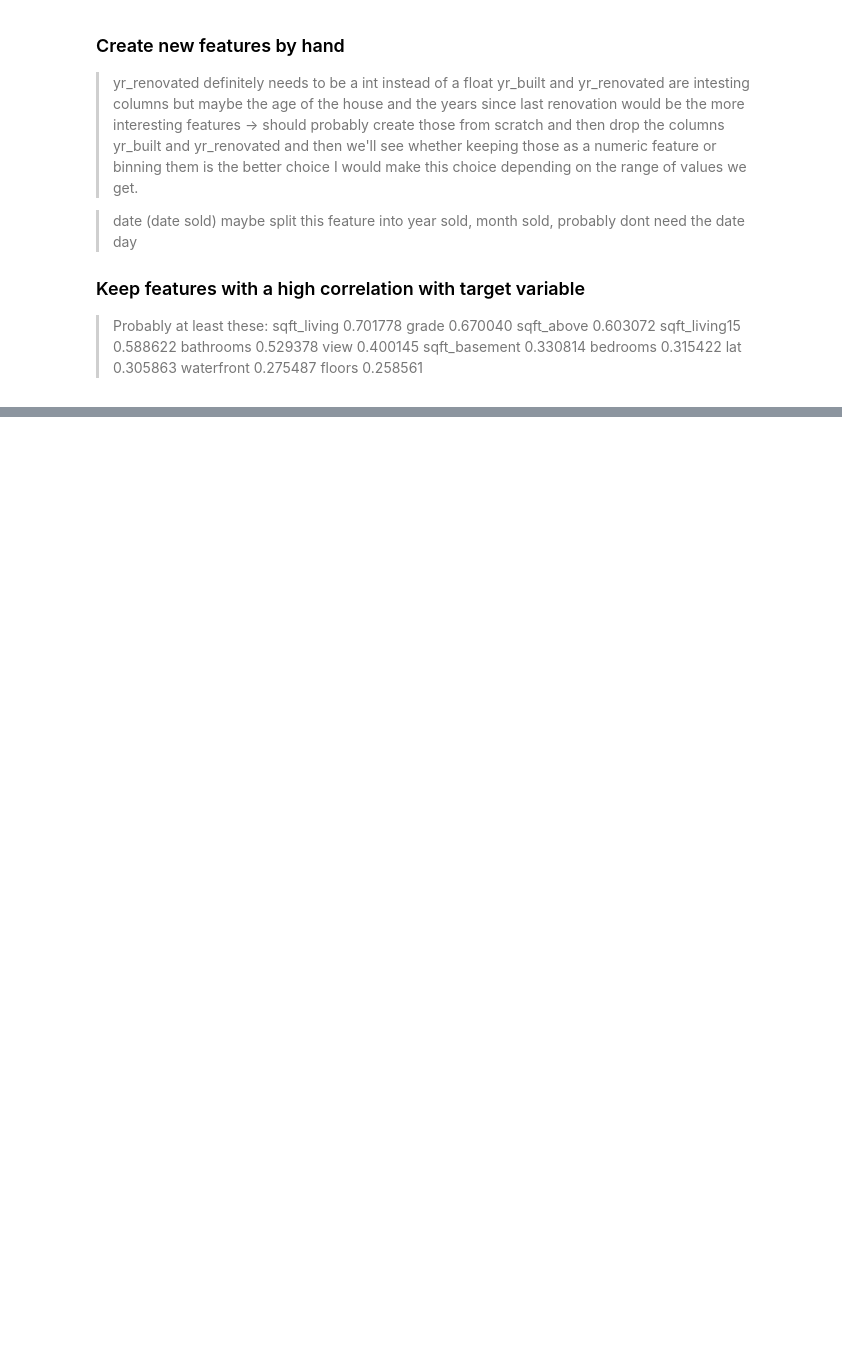
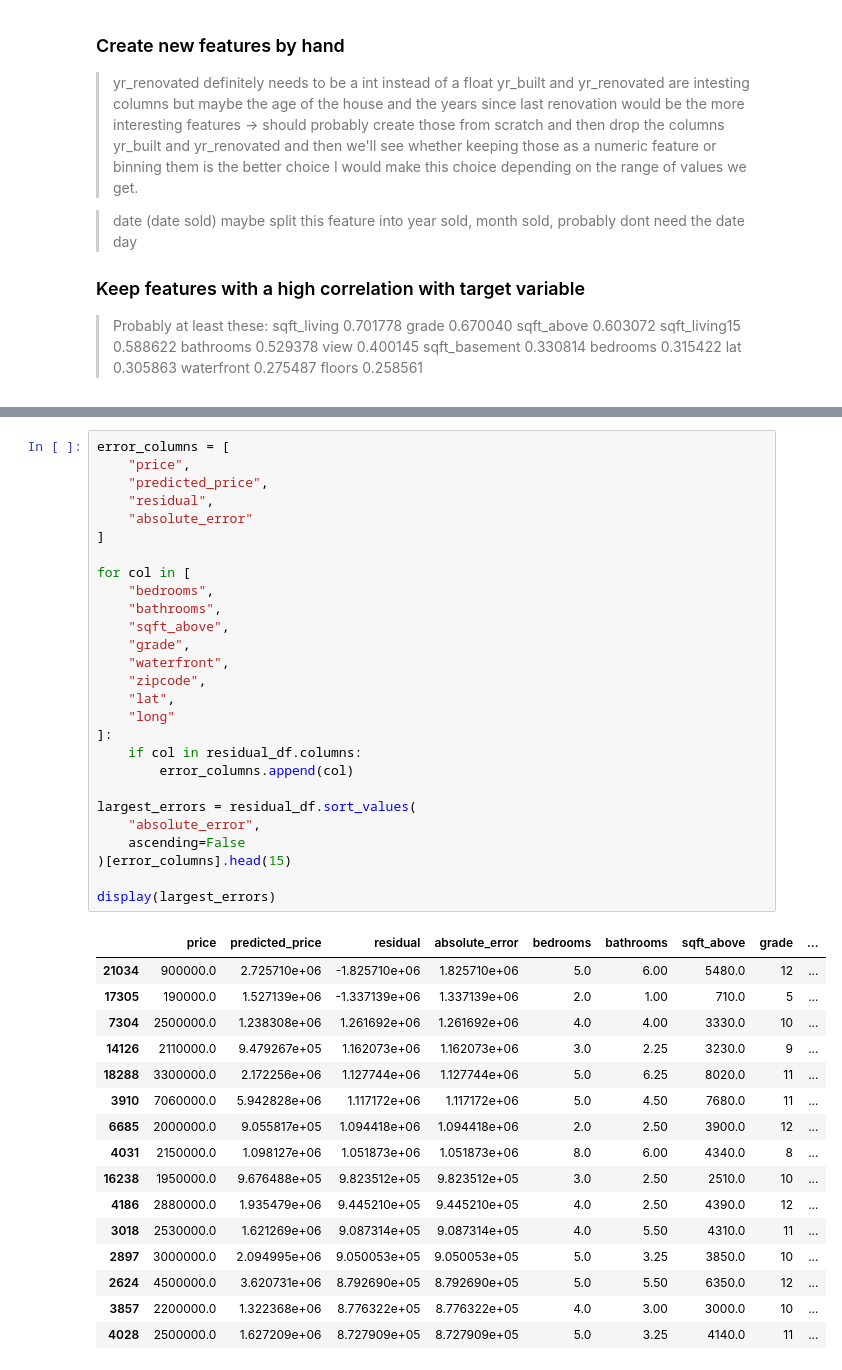
Before and after one commit to EvaMerk/amle-project-king-county, a Jupyter notebook: 02_king_county_project.ipynb, the cells around one changed output, grey strips where cells are left out. Saved outputs shown, nothing was run; the diff lists cells and outputs as text; blank space fills up the shorter version.

```diff
--- a/02_king_county_project.ipynb
+++ b/02_king_county_project.ipynb
@@ -158,0 +644,44 @@ X_train.shape, X_test.shape, y_train.shape, y_test.shape
+# %%
+error_columns = [
+    "price",
+    "predicted_price",
+    "residual",
+    "absolute_error"
+]
+
+for col in [
+    "bedrooms",
+    "bathrooms",
+    "sqft_above",
+    "grade",
+    "waterfront",
+    "zipcode",
+    "lat",
+    "long"
+]:
+    if col in residual_df.columns:
+        error_columns.append(col)
+
+largest_errors = residual_df.sort_values(
+    "absolute_error",
+    ascending=False
+)[error_columns].head(15)
+
+display(largest_errors)
+# %% [output]
+|  | price | predicted_price | residual | absolute_error | bedrooms | bathrooms | sqft_above | grade | ... |
+| 21034 | 900000.0 | 2.725710e+06 | -1.825710e+06 | 1.825710e+06 | 5.0 | 6.00 | 5480.0 | 12 | ... |
+| 17305 | 190000.0 | 1.527139e+06 | -1.337139e+06 | 1.337139e+06 | 2.0 | 1.00 | 710.0 | 5 | ... |
+| 7304 | 2500000.0 | 1.238308e+06 | 1.261692e+06 | 1.261692e+06 | 4.0 | 4.00 | 3330.0 | 10 | ... |
+| 14126 | 2110000.0 | 9.479267e+05 | 1.162073e+06 | 1.162073e+06 | 3.0 | 2.25 | 3230.0 | 9 | ... |
+| 18288 | 3300000.0 | 2.172256e+06 | 1.127744e+06 | 1.127744e+06 | 5.0 | 6.25 | 8020.0 | 11 | ... |
+| 3910 | 7060000.0 | 5.942828e+06 | 1.117172e+06 | 1.117172e+06 | 5.0 | 4.50 | 7680.0 | 11 | ... |
+| 6685 | 2000000.0 | 9.055817e+05 | 1.094418e+06 | 1.094418e+06 | 2.0 | 2.50 | 3900.0 | 12 | ... |
+| 4031 | 2150000.0 | 1.098127e+06 | 1.051873e+06 | 1.051873e+06 | 8.0 | 6.00 | 4340.0 | 8 | ... |
+| 16238 | 1950000.0 | 9.676488e+05 | 9.823512e+05 | 9.823512e+05 | 3.0 | 2.50 | 2510.0 | 10 | ... |
+| 4186 | 2880000.0 | 1.935479e+06 | 9.445210e+05 | 9.445210e+05 | 4.0 | 2.50 | 4390.0 | 12 | ... |
+| 3018 | 2530000.0 | 1.621269e+06 | 9.087314e+05 | 9.087314e+05 | 4.0 | 5.50 | 4310.0 | 11 | ... |
+| 2897 | 3000000.0 | 2.094995e+06 | 9.050053e+05 | 9.050053e+05 | 5.0 | 3.25 | 3850.0 | 10 | ... |
+| 2624 | 4500000.0 | 3.620731e+06 | 8.792690e+05 | 8.792690e+05 | 5.0 | 5.50 | 6350.0 | 12 | ... |
+| 3857 | 2200000.0 | 1.322368e+06 | 8.776322e+05 | 8.776322e+05 | 4.0 | 3.00 | 3000.0 | 10 | ... |
+| 4028 | 2500000.0 | 1.627209e+06 | 8.727909e+05 | 8.727909e+05 | 5.0 | 3.25 | 4140.0 | 11 | ... |
```
Also changed, not shown: parts of 38 cells of this notebook.
